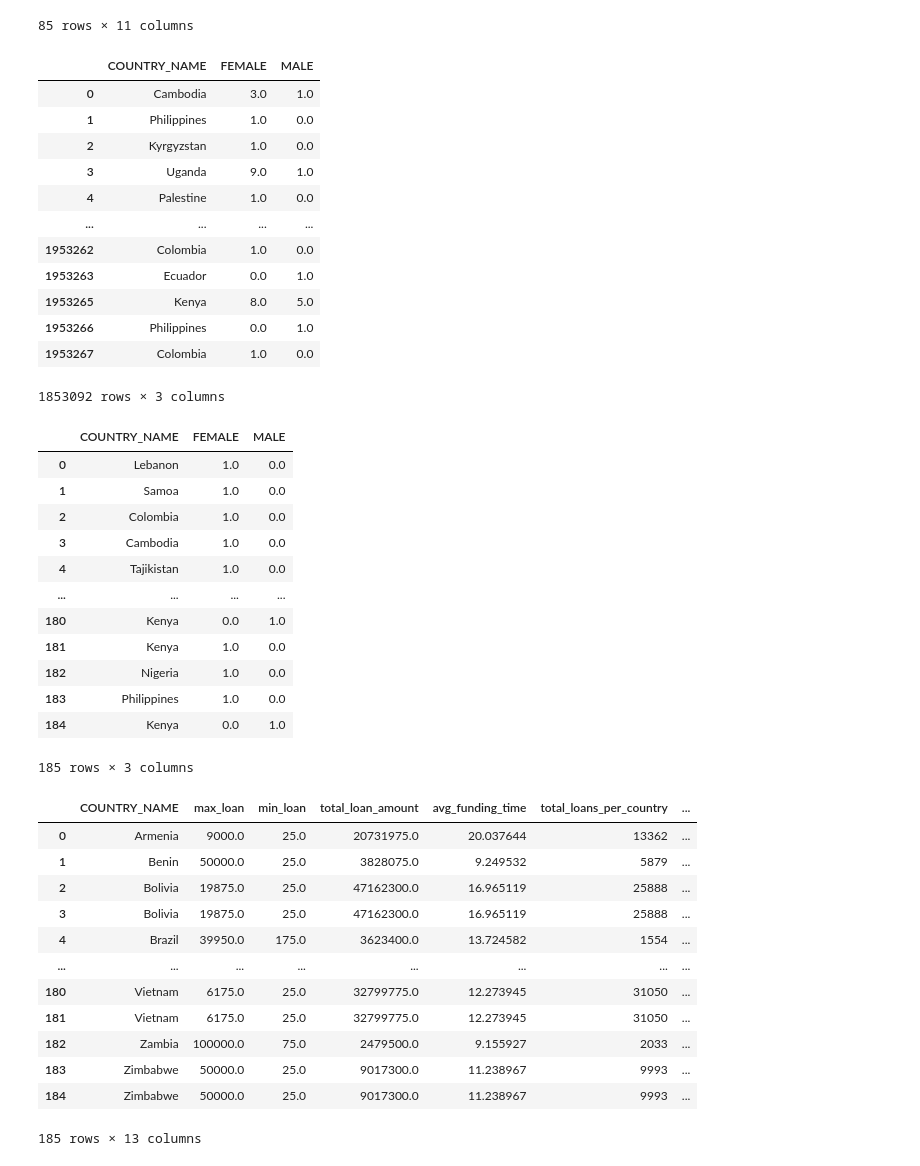
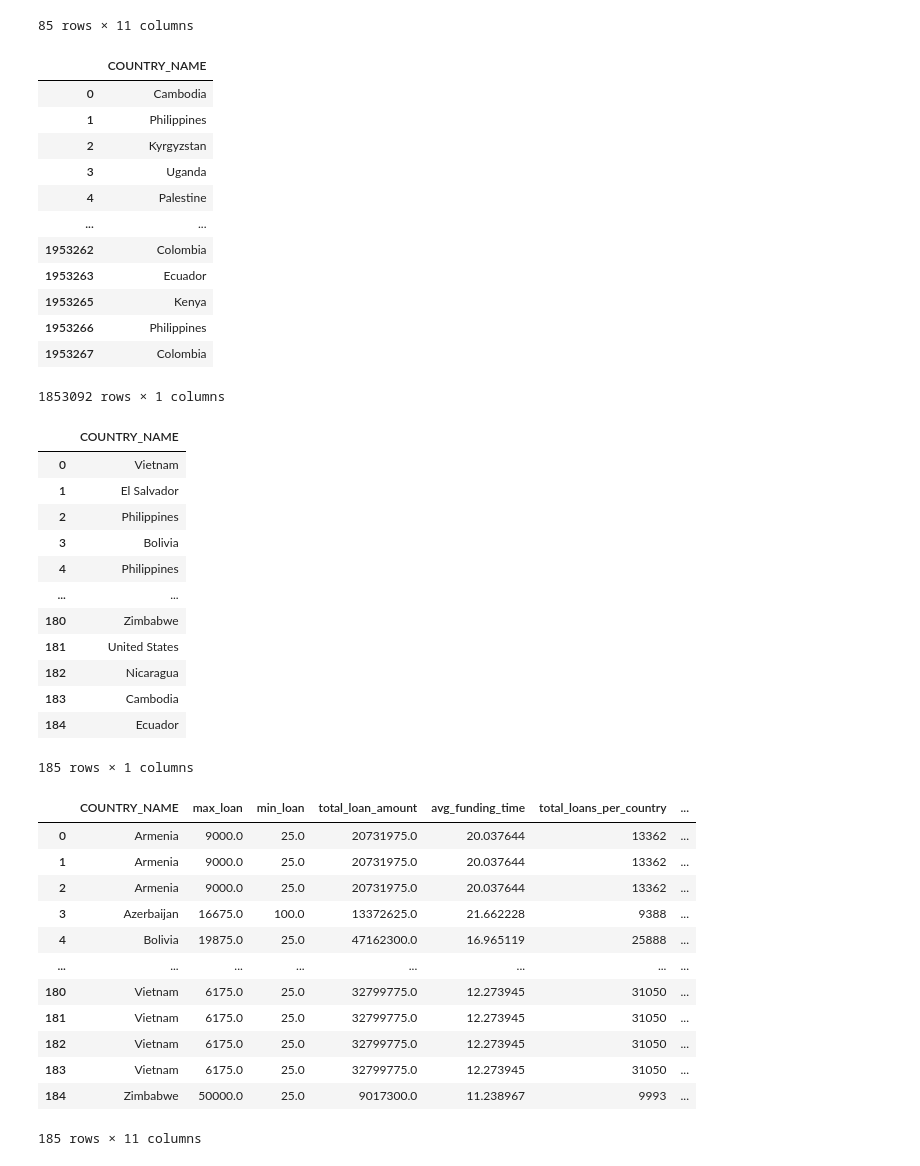
Before and after one commit to emmysobieski/TeamPySpark, a Jupyter notebook: Dashboard_Data_Exploration.ipynb, the cells around one changed output. Cells and saved outputs as stored; diff of their text form; code cells hidden in the pictures.

```diff
--- a/Dashboard_Data_Exploration.ipynb
+++ b/Dashboard_Data_Exploration.ipynb
@@ -461,22 +461,22 @@ joined_df
 85 rows × 11 columns
 # %%
 #creating dashboard df with needed columns: country name, funded amount, loan amount, gender-f, m, funded time
-loans_dashboard_df = pd.DataFrame(clean_loans_df, columns=["COUNTRY_NAME", "FEMALE", "MALE"])
+loans_dashboard_df = pd.DataFrame(clean_loans_df, columns=["COUNTRY_NAME"])
 loans_dashboard_df
 # %% [output]
-|  | COUNTRY_NAME | FEMALE | MALE |
-| 0 | Cambodia | 3.0 | 1.0 |
-| 1 | Philippines | 1.0 | 0.0 |
-| 2 | Kyrgyzstan | 1.0 | 0.0 |
-| 3 | Uganda | 9.0 | 1.0 |
-| 4 | Palestine | 1.0 | 0.0 |
-| ... | ... | ... | ... |
-| 1953262 | Colombia | 1.0 | 0.0 |
-| 1953263 | Ecuador | 0.0 | 1.0 |
-| 1953265 | Kenya | 8.0 | 5.0 |
-| 1953266 | Philippines | 0.0 | 1.0 |
-| 1953267 | Colombia | 1.0 | 0.0 |
+|  | COUNTRY_NAME |
+| 0 | Cambodia |
+| 1 | Philippines |
+| 2 | Kyrgyzstan |
+| 3 | Uganda |
+| 4 | Palestine |
+| ... | ... |
+| 1953262 | Colombia |
+| 1953263 | Ecuador |
+| 1953265 | Kenya |
+| 1953266 | Philippines |
+| 1953267 | Colombia |
-1853092 rows × 3 columns
+1853092 rows × 1 columns
 # %%
 #taking 1 percent sample of data
 #sampled a lot to avoid merge problems
@@ -484,19 +484,19 @@ country_loans_dashboard_info_sample = loans_dashboard_df.sample(frac =.0001)
 country_loans_dashboard_info_sample.reset_index(drop=True, inplace=True)
 country_loans_dashboard_info_sample
 # %% [output]
-|  | COUNTRY_NAME | FEMALE | MALE |
-| 0 | Lebanon | 1.0 | 0.0 |
-| 1 | Samoa | 1.0 | 0.0 |
-| 2 | Colombia | 1.0 | 0.0 |
-| 3 | Cambodia | 1.0 | 0.0 |
-| 4 | Tajikistan | 1.0 | 0.0 |
-| ... | ... | ... | ... |
-| 180 | Kenya | 0.0 | 1.0 |
-| 181 | Kenya | 1.0 | 0.0 |
-| 182 | Nigeria | 1.0 | 0.0 |
-| 183 | Philippines | 1.0 | 0.0 |
-| 184 | Kenya | 0.0 | 1.0 |
+|  | COUNTRY_NAME |
+| 0 | Vietnam |
+| 1 | El Salvador |
+| 2 | Philippines |
+| 3 | Bolivia |
+| 4 | Philippines |
+| ... | ... |
+| 180 | Zimbabwe |
+| 181 | United States |
+| 182 | Nicaragua |
+| 183 | Cambodia |
+| 184 | Ecuador |
-185 rows × 3 columns
+185 rows × 1 columns
 # %%
 #merging joined df with country_loans_dashboard df
 country_joined_df = pd.merge(joined_df,
@@ -506,14 +506,14 @@ country_joined_df
 # %% [output]
 |  | COUNTRY_NAME | max_loan | min_loan | total_loan_amount | avg_funding_time | total_loans_per_country | ... |
 | 0 | Armenia | 9000.0 | 25.0 | 20731975.0 | 20.037644 | 13362 | ... |
-| 1 | Benin | 50000.0 | 25.0 | 3828075.0 | 9.249532 | 5879 | ... |
-| 2 | Bolivia | 19875.0 | 25.0 | 47162300.0 | 16.965119 | 25888 | ... |
-| 3 | Bolivia | 19875.0 | 25.0 | 47162300.0 | 16.965119 | 25888 | ... |
-| 4 | Brazil | 39950.0 | 175.0 | 3623400.0 | 13.724582 | 1554 | ... |
+| 1 | Armenia | 9000.0 | 25.0 | 20731975.0 | 20.037644 | 13362 | ... |
+| 2 | Armenia | 9000.0 | 25.0 | 20731975.0 | 20.037644 | 13362 | ... |
+| 3 | Azerbaijan | 16675.0 | 100.0 | 13372625.0 | 21.662228 | 9388 | ... |
+| 4 | Bolivia | 19875.0 | 25.0 | 47162300.0 | 16.965119 | 25888 | ... |
 | ... | ... | ... | ... | ... | ... | ... | ... |
 | 180 | Vietnam | 6175.0 | 25.0 | 32799775.0 | 12.273945 | 31050 | ... |
 | 181 | Vietnam | 6175.0 | 25.0 | 32799775.0 | 12.273945 | 31050 | ... |
-| 182 | Zambia | 100000.0 | 75.0 | 2479500.0 | 9.155927 | 2033 | ... |
-| 183 | Zimbabwe | 50000.0 | 25.0 | 9017300.0 | 11.238967 | 9993 | ... |
+| 182 | Vietnam | 6175.0 | 25.0 | 32799775.0 | 12.273945 | 31050 | ... |
+| 183 | Vietnam | 6175.0 | 25.0 | 32799775.0 | 12.273945 | 31050 | ... |
 | 184 | Zimbabwe | 50000.0 | 25.0 | 9017300.0 | 11.238967 | 9993 | ... |
-185 rows × 13 columns
+185 rows × 11 columns
```
Also changed, not shown: parts of 5 cells of this notebook, 1 other file.
